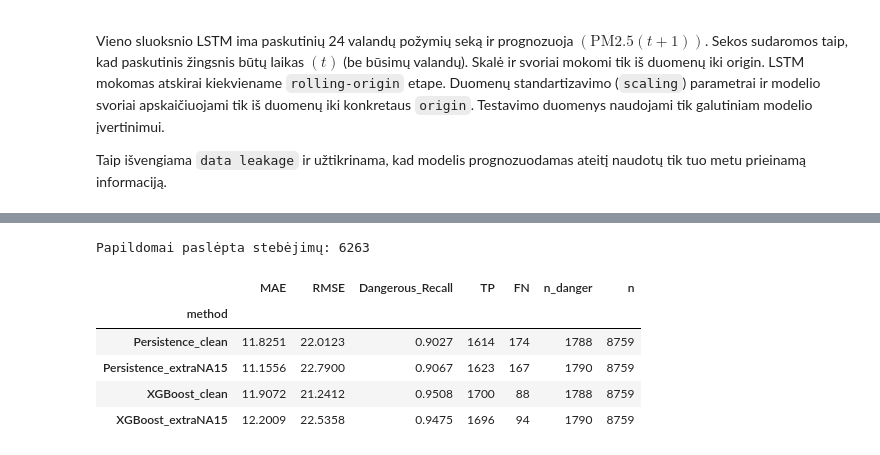
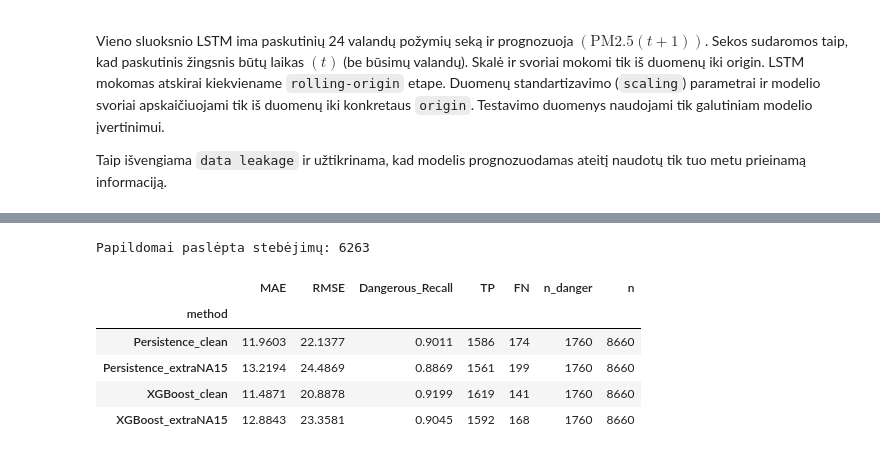
Before and after one commit to Lauraven/PM2.5-concentration-forecasting, a Jupyter notebook: PM25_prognozavimas.ipynb, the cells around one changed output, grey strips where cells are left out. Drawn from its saved outputs; the diff is of its cells as text; code cells hidden in the pictures.

```diff
--- a/PM25_prognozavimas.ipynb
+++ b/PM25_prognozavimas.ipynb
@@ -360,6 +441,7 @@ def rolling_xgb_predict() -> np.ndarray:
         fold = window_slice(test_df, origin, end)
         if len(hist) == 0 or len(fold) == 0:
             continue
+
         model = XGBRegressor(
             objective="reg:squarederror",
             random_state=RANDOM_SEED,
@@ -367,10 +449,21 @@ def rolling_xgb_predict() -> np.ndarray:
             tree_method="hist",
             **best_xgb_params,
         )
-        w = make_sample_weight(hist["target"])
-        model.fit(hist[FEATURE_COLS], hist["target"], sample_weight=w)
-        preds[test_df.index.get_indexer(fold.index)] = model.predict(fold[FEATURE_COLS])
-        print("XGBoost origin", origin.date(), "train_n=", len(hist), "pred_n=", len(fold))
+        w = make_sample_weight(hist["target"], best_danger_weight)
+        model.fit(
+            hist[XGB_FEATURE_COLS],
+            hist["target"],
+            sample_weight=w,
+        )
+        preds[test_df.index.get_indexer(fold.index)] = model.predict(
+            fold[XGB_FEATURE_COLS]
+        )
+        print(
+            "XGBoost origin", origin.date(),
+            "train_n=", len(hist),
+            "pred_n=", len(fold),
+            "danger_weight=", best_danger_weight,
+        )
     return preds
 
 
@@ -696,6 +997,10 @@ Papildomai atsitiktinai paslepiama 15 % **stebėtų** PM2.5 reikšmių (sėkla 4
 # %%
 set_seeds(RANDOM_SEED)
 raw_rob = raw.copy()
+
+# Išsaugome tikrą kitų valandų target prieš dirbtinį PM2.5 reikšmių paslėpimą.
+truth_target = raw["pm2.5"].shift(-1)
+
 observed = raw_rob["pm2.5"].notna().to_numpy()
 idx_obs = np.where(observed)[0]
 hide_n = int(0.15 * len(idx_obs))
@@ -707,7 +1012,13 @@ df_r["pm2.5"] = df_r["pm2.5"].ffill()
 for col in ["DEWP", "TEMP", "PRES", "Iws", "Is", "Ir"]:
     df_r[col] = df_r[col].ffill()
 df_r["cbwd"] = df_r["cbwd"].ffill()
-df_r["target"] = df_r["pm2.5"].shift(-1)
+
+# Target yra iš originalių, neužslėptų duomenų.
+df_r["target"] = truth_target
+
+# Sukuriame ROBUSTNESS eksperimento požymius iš naujo.
+# Čia sąmoningai nenaudojamas globalus FEATURE_COLS, kad sena kernelio
+# reikšmė (pvz. pm_roll_* arba pm_delta*) negalėtų sugadinti eksperimento.
 df_r["hour"] = df_r.index.hour
 df_r["month"] = df_r.index.month
 df_r["dow"] = df_r.index.dayofweek
@@ -717,56 +1028,90 @@ df_r["month_sin"] = np.sin(2 * np.pi * df_r["month"] / 12)
 df_r["month_cos"] = np.cos(2 * np.pi * df_r["month"] / 12)
 df_r["dow_sin"] = np.sin(2 * np.pi * df_r["dow"] / 7)
 df_r["dow_cos"] = np.cos(2 * np.pi * df_r["dow"] / 7)
-for lag in LAGS:
+
+robust_lags = (1, 2, 3, 24, 168)
+for lag in robust_lags:
     df_r[f"pm_lag{lag}"] = df_r["pm2.5"].shift(lag)
-dummies_r = pd.get_dummies(df_r["cbwd"], prefix="cbwd", dtype=float)
-for c in WIND_FEATS:
-    if c not in dummies_r:
-        dummies_r[c] = 0.0
-df_r = pd.concat([df_r, dummies_r[WIND_FEATS]], axis=1)
-df_r["seasonal_mean_expanding"] = df_r.groupby("hour")["pm2.5"].transform(
+
+# Vėjo krypties kategorijos paimamos iš originalių duomenų, todėl jos tiksliai
+# sutampa su pagrindinio eksperimento kategorijomis.
+robust_wind_dummies = pd.get_dummies(raw["cbwd"].ffill(), prefix="cbwd", dtype=float)
+robust_wind_feats = list(robust_wind_dummies.columns)
+robust_wind_dummies = robust_wind_dummies.reindex(df_r.index)
+for c in robust_wind_feats:
+    df_r[c] = robust_wind_dummies[c]
+
+# Seasonal mean taip pat skaičiuojamas iš ankstesnių originalių stebėjimų.
+df_r["seasonal_mean_expanding"] = raw["pm2.5"].groupby(raw.index.hour).transform(
     lambda s: s.shift(1).expanding(min_periods=24).mean()
 )
-df_r_model = df_r.dropna(subset=needed).copy()
-# sutapdinti indeksą su originaliu testu, kad palyginimas būtų sąžiningas
+
+# Tai yra TIKRAS pagrindinio modelio požymių rinkinys.
+robust_feature_cols = (
+    ["pm2.5"]
+    + ["DEWP", "TEMP", "PRES", "Iws", "Is", "Ir"]
+    + ["hour_sin", "hour_cos", "month_sin", "month_cos", "dow_sin", "dow_cos"]
+    + [f"pm_lag{lag}" for lag in robust_lags]
+    + robust_wind_feats
+)
+# Tie patys papildomi XGBoost požymiai kaip pagrindiniame eksperimente.
+robust_xgb_extra = []
+for w in (3, 6, 24, 168):
+    df_r[f"pm_roll_mean{w}"] = df_r["pm2.5"].rolling(w, min_periods=w).mean()
+    df_r[f"pm_roll_std{w}"] = df_r["pm2.5"].rolling(w, min_periods=w).std()
+    robust_xgb_extra.extend([f"pm_roll_mean{w}", f"pm_roll_std{w}"])
+
+df_r["pm_delta1"] = df_r["pm2.5"] - df_r["pm_lag1"]
+df_r["pm_delta3"] = df_r["pm2.5"] - df_r["pm_lag3"]
+df_r["pm_ewm6"] = df_r["pm2.5"].ewm(span=6, adjust=False).mean()
+df_r["pm_ewm24"] = df_r["pm2.5"].ewm(span=24, adjust=False).mean()
+df_r["pm_ewm168"] = df_r["pm2.5"].ewm(span=168, adjust=False).mean()
+robust_xgb_extra += ["pm_delta1", "pm_delta3", "pm_ewm6", "pm_ewm24", "pm_ewm168"]
+
+robust_xgb_feature_cols = robust_feature_cols + robust_xgb_extra
+robust_needed = robust_xgb_feature_cols + ["target", "seasonal_mean_expanding"]
+
+df_r_model = df_r.dropna(subset=robust_needed).copy()
+
+# Sutapdinti indeksą su originaliu testu, kad palyginimas būtų sąžiningas.
 common_idx = test_df.index.intersection(df_r_model.index)
 test_r = df_r_model.loc[common_idx]
 y_r = test_r["target"].to_numpy(dtype=float)
 pred_persist_r = test_r["pm2.5"].to_numpy(dtype=float)
 
 preds_xgb_r = np.full(len(test_r), np.nan)
 for origin, end in zip(ORIGINS, ORIGIN_ENDS):
     hist = df_r_model[df_r_model.index < origin]
     fold = test_r[(test_r.index >= origin) & (test_r.index < end)]
-    if len(fold) == 0:
+    if len(hist) == 0 or len(fold) == 0:
         continue
     model = XGBRegressor(
         objective="reg:squarederror",
         random_state=RANDOM_SEED,
         n_jobs=4,
         tree_method="hist",
         **best_xgb_params,
     )
-    w = make_sample_weight(hist["target"])
-    model.fit(hist[FEATURE_COLS], hist["target"], sample_weight=w)
-    preds_xgb_r[test_r.index.get_indexer(fold.index)] = model.predict(fold[FEATURE_COLS])
+    w = make_sample_weight(hist["target"], best_danger_weight)
+    model.fit(hist[robust_xgb_feature_cols], hist["target"], sample_weight=w)
+    preds_xgb_r[test_r.index.get_indexer(fold.index)] = model.predict(fold[robust_xgb_feature_cols])
 
 robust_rows = [
     metrics_row("Persistence_clean", y_test, pred_persist),
     metrics_row("Persistence_extraNA15", y_r, pred_persist_r),
     metrics_row("XGBoost_clean", y_test, pred_xgb),
     metrics_row("XGBoost_extraNA15", y_r, preds_xgb_r),
 ]
 robust_table = pd.DataFrame(robust_rows).set_index("method")
 robust_table.to_csv(RES_DIR / "robustness_extra_missing.csv")
 print("Papildomai paslėpta stebėjimų:", hide_n)
 display(robust_table[display_cols].round(4))
 # %% [output]
 Papildomai paslėpta stebėjimų: 6263
 |  | MAE | RMSE | Dangerous_Recall | TP | FN | n_danger | n |
 | method |  |  |  |  |  |  |  |
-| Persistence_clean | 11.8251 | 22.0123 | 0.9027 | 1614 | 174 | 1788 | 8759 |
-| Persistence_extraNA15 | 11.1556 | 22.7900 | 0.9067 | 1623 | 167 | 1790 | 8759 |
-| XGBoost_clean | 11.9072 | 21.2412 | 0.9508 | 1700 | 88 | 1788 | 8759 |
-| XGBoost_extraNA15 | 12.2009 | 22.5358 | 0.9475 | 1696 | 94 | 1790 | 8759 |
+| Persistence_clean | 11.9603 | 22.1377 | 0.9011 | 1586 | 174 | 1760 | 8660 |
+| Persistence_extraNA15 | 13.2194 | 24.4869 | 0.8869 | 1561 | 199 | 1760 | 8660 |
+| XGBoost_clean | 11.4871 | 20.8878 | 0.9199 | 1619 | 141 | 1760 | 8660 |
+| XGBoost_extraNA15 | 12.8843 | 23.3581 | 0.9045 | 1592 | 168 | 1760 | 8660 |
 # %% [markdown]
```
Also changed, not shown: parts of 28 cells of this notebook, 1 other file.
